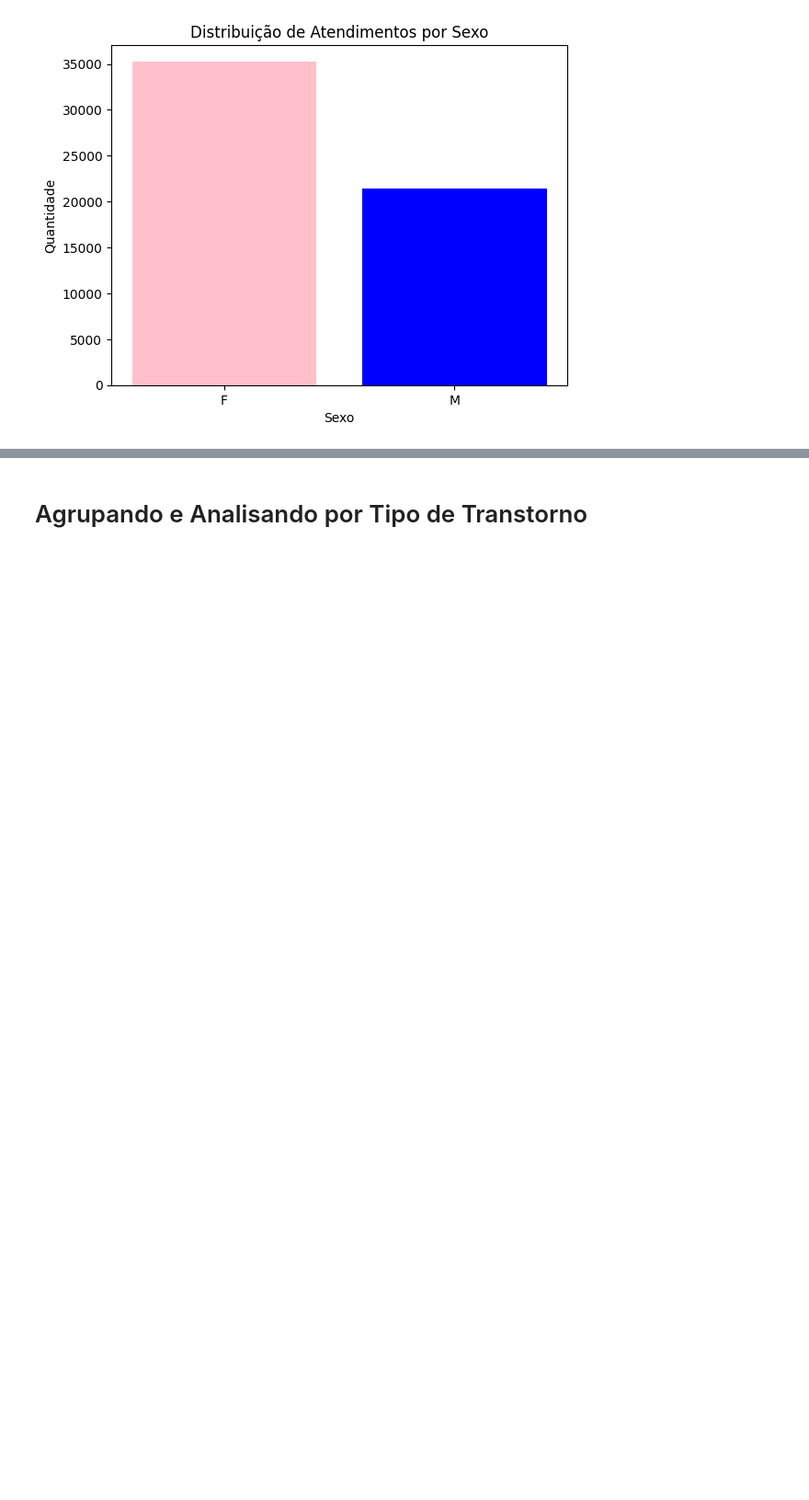
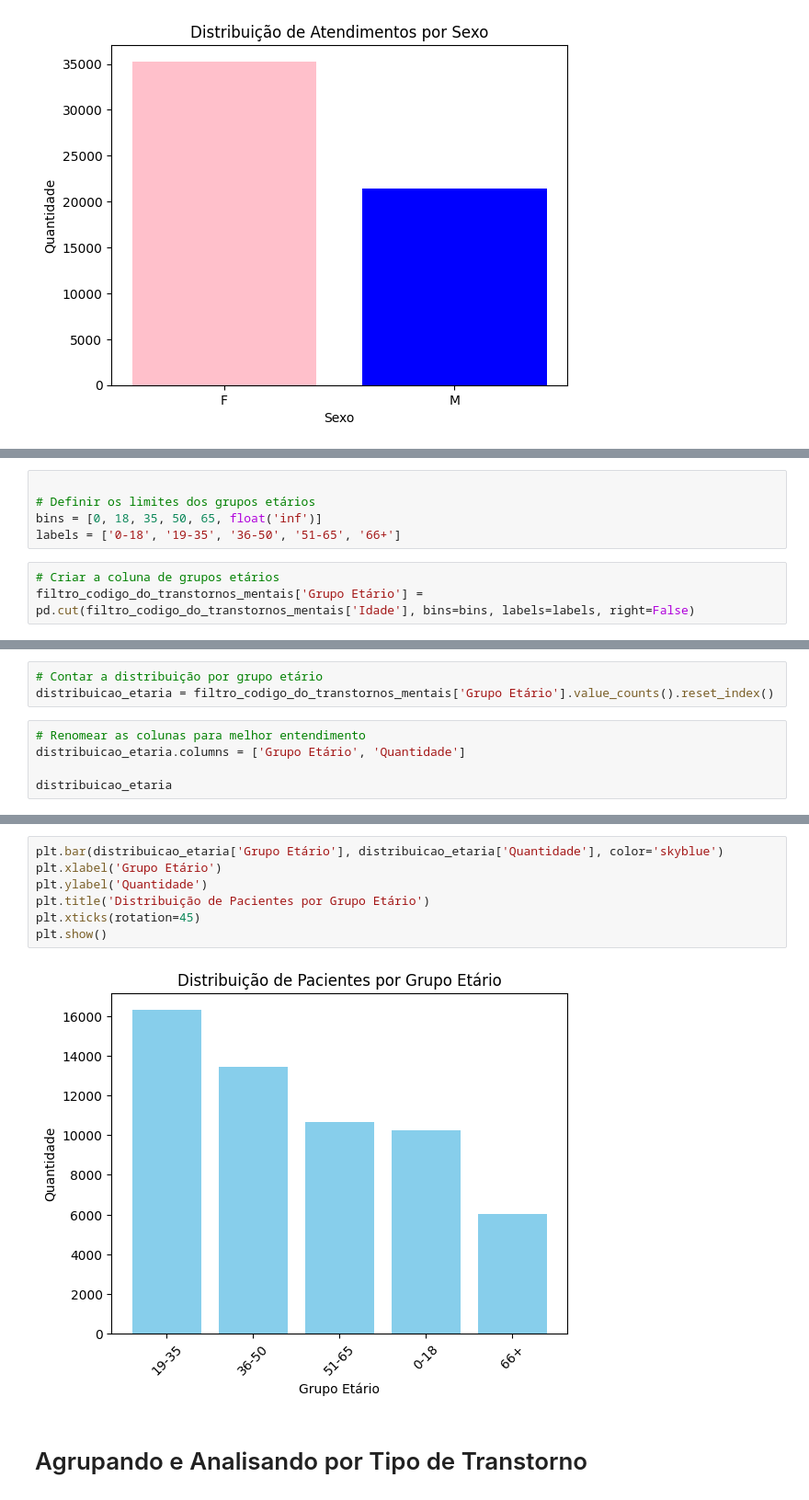
Before and after one commit to GustavoEmanuel901/Analise-dados-de-sa-de-mental-curitiba, a Jupyter notebook: Analise_dos_dados_Curitiba_Saúde_mental.ipynb, the cells around one changed output, grey strips where cells are left out. Shown: that part at 92% size. Drawn from its saved outputs; the diff is of its cells as text; blank space fills up the shorter version.

Commit message:
Análise por Faixa etária e criação de fixa por paciente e CID

```diff
--- a/Analise_dos_dados_Curitiba_Saúde_mental.ipynb
+++ b/Analise_dos_dados_Curitiba_Saúde_mental.ipynb
@@ -325,0 +355,8 @@ plt.show()
+# %%
+
+# Definir os limites dos grupos etários
+bins = [0, 18, 35, 50, 65, float('inf')]
+labels = ['0-18', '19-35', '36-50', '51-65', '66+']
+# %%
+# Criar a coluna de grupos etários
+filtro_codigo_do_transtornos_mentais['Grupo Etário'] = pd.cut(filtro_codigo_do_transtornos_mentais['Idade'], bins=bins, labels=labels, right=False)
@@ -325,0 +369,8 @@ plt.show()
+# %%
+# Contar a distribuição por grupo etário
+distribuicao_etaria = filtro_codigo_do_transtornos_mentais['Grupo Etário'].value_counts().reset_index()
+# %%
+# Renomear as colunas para melhor entendimento
+distribuicao_etaria.columns = ['Grupo Etário', 'Quantidade']
+
+distribuicao_etaria
@@ -326,3 +384,12 @@ plt.show()
+# %%
+plt.bar(distribuicao_etaria['Grupo Etário'], distribuicao_etaria['Quantidade'], color='skyblue')
+plt.xlabel('Grupo Etário')
+plt.ylabel('Quantidade')
+plt.title('Distribuição de Pacientes por Grupo Etário')
+plt.xticks(rotation=45)
+plt.show()
+# %% [output]
+[figure, added]
 # %% [markdown]
 # Agrupando e Analisando por Tipo de Transtorno
 # %%
```
Also changed, not shown: parts of 11 cells of this notebook.
